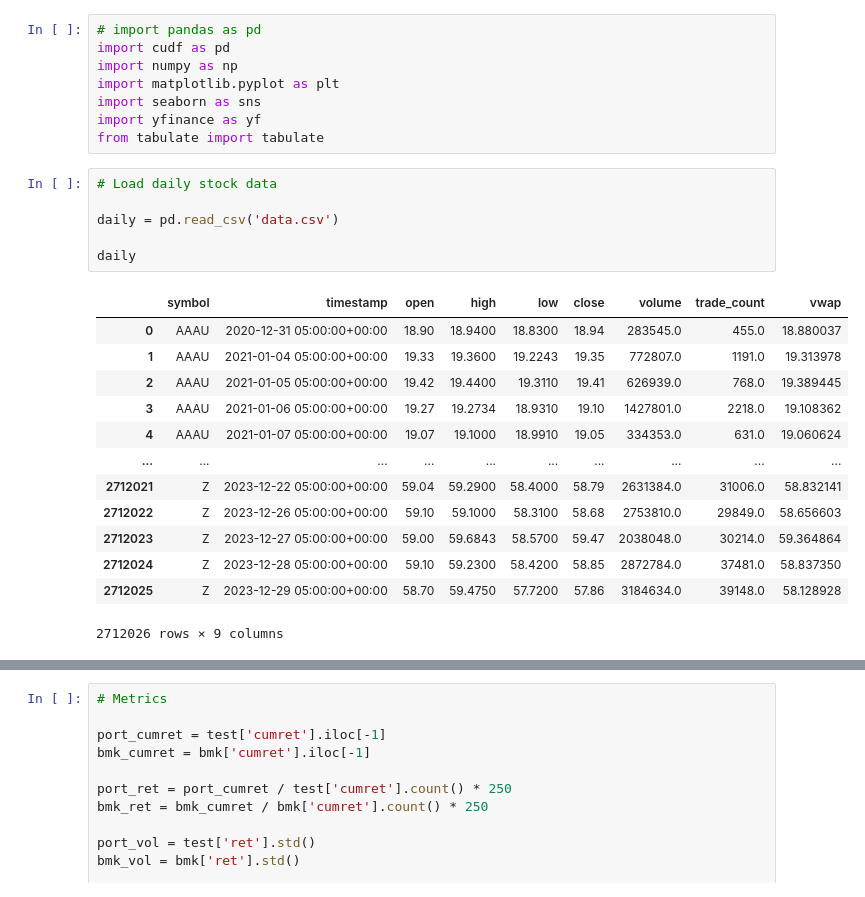
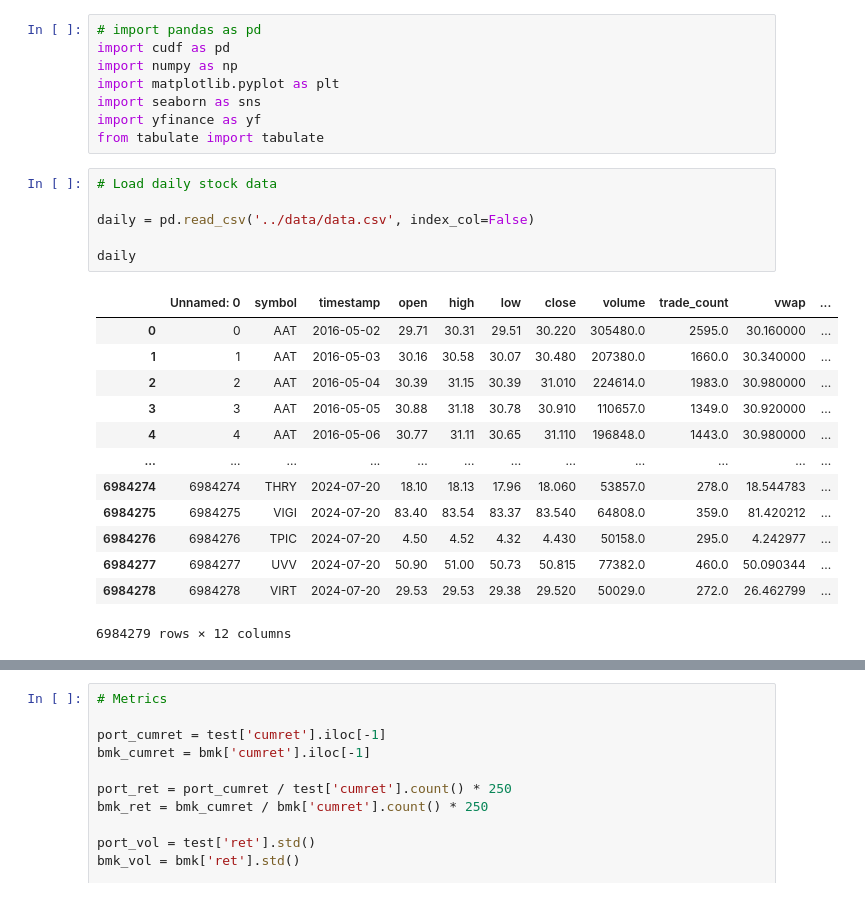
Before and after one commit to andrewhall1124/backtester, a Jupyter notebook: testing/main.ipynb, the cells around one changed output, grey strips where cells are left out. Drawn from its saved outputs; the diff is of its cells as text.

```diff
--- a/testing/main.ipynb
+++ b/testing/main.ipynb
@@ -9,23 +9,23 @@ from tabulate import tabulate
 # %%
 # Load daily stock data
 
-daily = pd.read_csv('data.csv')
+daily = pd.read_csv('../data/data.csv', index_col=False)
 
 daily
 # %% [output]
-|  | symbol | timestamp | open | high | low | close | volume | trade_count | vwap |
-| 0 | AAAU | 2020-12-31 05:00:00+00:00 | 18.90 | 18.9400 | 18.8300 | 18.94 | 283545.0 | 455.0 | 18.880037 |
-| 1 | AAAU | 2021-01-04 05:00:00+00:00 | 19.33 | 19.3600 | 19.2243 | 19.35 | 772807.0 | 1191.0 | 19.313978 |
-| 2 | AAAU | 2021-01-05 05:00:00+00:00 | 19.42 | 19.4400 | 19.3110 | 19.41 | 626939.0 | 768.0 | 19.389445 |
-| 3 | AAAU | 2021-01-06 05:00:00+00:00 | 19.27 | 19.2734 | 18.9310 | 19.10 | 1427801.0 | 2218.0 | 19.108362 |
-| 4 | AAAU | 2021-01-07 05:00:00+00:00 | 19.07 | 19.1000 | 18.9910 | 19.05 | 334353.0 | 631.0 | 19.060624 |
-| ... | ... | ... | ... | ... | ... | ... | ... | ... | ... |
-| 2712021 | Z | 2023-12-22 05:00:00+00:00 | 59.04 | 59.2900 | 58.4000 | 58.79 | 2631384.0 | 31006.0 | 58.832141 |
-| 2712022 | Z | 2023-12-26 05:00:00+00:00 | 59.10 | 59.1000 | 58.3100 | 58.68 | 2753810.0 | 29849.0 | 58.656603 |
-| 2712023 | Z | 2023-12-27 05:00:00+00:00 | 59.00 | 59.6843 | 58.5700 | 59.47 | 2038048.0 | 30214.0 | 59.364864 |
-| 2712024 | Z | 2023-12-28 05:00:00+00:00 | 59.10 | 59.2300 | 58.4200 | 58.85 | 2872784.0 | 37481.0 | 58.837350 |
-| 2712025 | Z | 2023-12-29 05:00:00+00:00 | 58.70 | 59.4750 | 57.7200 | 57.86 | 3184634.0 | 39148.0 | 58.128928 |
+|  | Unnamed: 0 | symbol | timestamp | open | high | low | close | volume | trade_count | vwap | ... |
+| 0 | 0 | AAT | 2016-05-02 | 29.71 | 30.31 | 29.51 | 30.220 | 305480.0 | 2595.0 | 30.160000 | ... |
+| 1 | 1 | AAT | 2016-05-03 | 30.16 | 30.58 | 30.07 | 30.480 | 207380.0 | 1660.0 | 30.340000 | ... |
+| 2 | 2 | AAT | 2016-05-04 | 30.39 | 31.15 | 30.39 | 31.010 | 224614.0 | 1983.0 | 30.980000 | ... |
+| 3 | 3 | AAT | 2016-05-05 | 30.88 | 31.18 | 30.78 | 30.910 | 110657.0 | 1349.0 | 30.920000 | ... |
+| 4 | 4 | AAT | 2016-05-06 | 30.77 | 31.11 | 30.65 | 31.110 | 196848.0 | 1443.0 | 30.980000 | ... |
+| ... | ... | ... | ... | ... | ... | ... | ... | ... | ... | ... | ... |
+| 6984274 | 6984274 | THRY | 2024-07-20 | 18.10 | 18.13 | 17.96 | 18.060 | 53857.0 | 278.0 | 18.544783 | ... |
+| 6984275 | 6984275 | VIGI | 2024-07-20 | 83.40 | 83.54 | 83.37 | 83.540 | 64808.0 | 359.0 | 81.420212 | ... |
+| 6984276 | 6984276 | TPIC | 2024-07-20 | 4.50 | 4.52 | 4.32 | 4.430 | 50158.0 | 295.0 | 4.242977 | ... |
+| 6984277 | 6984277 | UVV | 2024-07-20 | 50.90 | 51.00 | 50.73 | 50.815 | 77382.0 | 460.0 | 50.090344 | ... |
+| 6984278 | 6984278 | VIRT | 2024-07-20 | 29.53 | 29.53 | 29.38 | 29.520 | 50029.0 | 272.0 | 26.462799 | ... |
-2712026 rows × 9 columns
+6984279 rows × 12 columns
 # %%
 # Transformations
 
```
Also changed, not shown: parts of 10 cells of this notebook, 2 other files.
